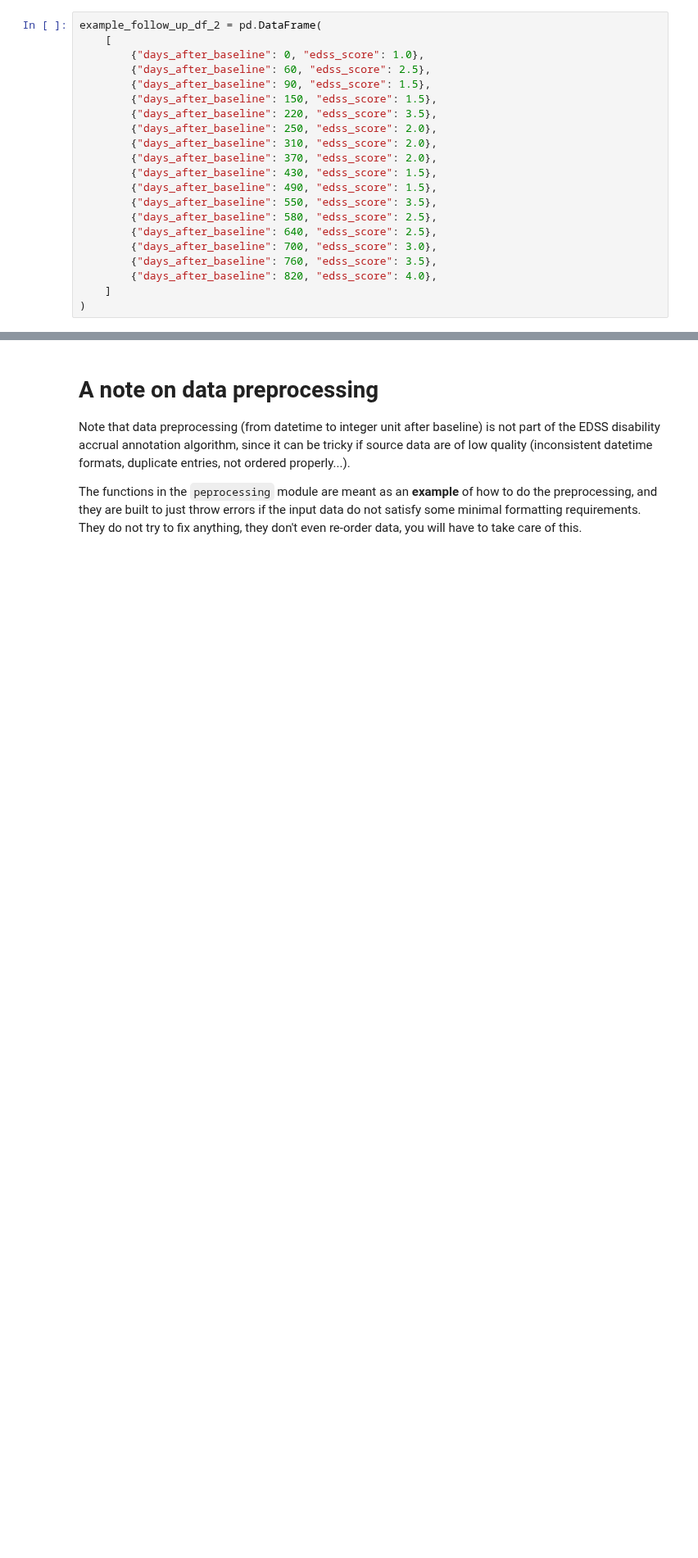
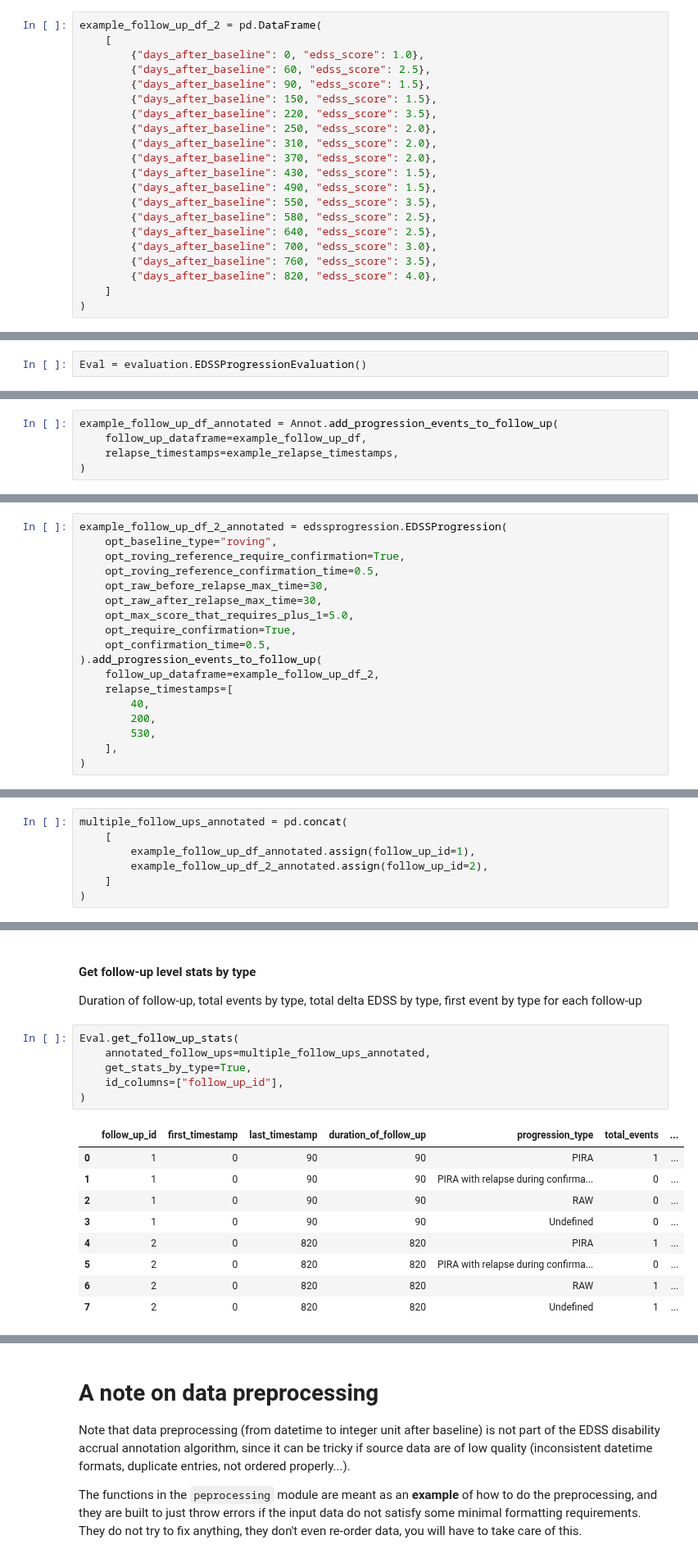
Before and after one commit to drstrupf/multiple-sclerosis-disability-progression, a Jupyter notebook: tutorial.ipynb, the cells around one changed output, grey strips where cells are left out. Shown at 82% size. Saved outputs shown, nothing was run; the diff lists cells and outputs as text; blank space fills up the shorter version.

Commit message:
Add evaluation toolkit and show in tutorial notebook.

```diff
--- a/tutorial.ipynb
+++ b/tutorial.ipynb
@@ -201,0 +210,2 @@ plt.show()
+# %%
+Eval = evaluation.EDSSProgressionEvaluation()
@@ -201,0 +217,5 @@ plt.show()
+# %%
+example_follow_up_df_annotated = Annot.add_progression_events_to_follow_up(
+    follow_up_dataframe=example_follow_up_df,
+    relapse_timestamps=example_relapse_timestamps,
+)
@@ -201,0 +224,18 @@ plt.show()
+# %%
+example_follow_up_df_2_annotated = edssprogression.EDSSProgression(
+    opt_baseline_type="roving",
+    opt_roving_reference_require_confirmation=True,
+    opt_roving_reference_confirmation_time=0.5,
+    opt_raw_before_relapse_max_time=30,
+    opt_raw_after_relapse_max_time=30,
+    opt_max_score_that_requires_plus_1=5.0,
+    opt_require_confirmation=True,
+    opt_confirmation_time=0.5,
+).add_progression_events_to_follow_up(
+    follow_up_dataframe=example_follow_up_df_2,
+    relapse_timestamps=[
+        40,
+        200,
+        530,
+    ],
+)
@@ -201,0 +302,7 @@ plt.show()
+# %%
+multiple_follow_ups_annotated = pd.concat(
+    [
+        example_follow_up_df_annotated.assign(follow_up_id=1),
+        example_follow_up_df_2_annotated.assign(follow_up_id=2),
+    ]
+)
@@ -201,0 +322,19 @@ plt.show()
+# %% [markdown]
+#### Get follow-up level stats by type
+Duration of follow-up, total events by type, total delta EDSS by type, first event by type for each follow-up
+# %%
+Eval.get_follow_up_stats(
+    annotated_follow_ups=multiple_follow_ups_annotated,
+    get_stats_by_type=True,
+    id_columns=["follow_up_id"],
+)
+# %% [output]
+|  | follow_up_id | first_timestamp | last_timestamp | duration_of_follow_up | progression_type | total_events | ... |
+| 0 | 1 | 0 | 90 | 90 | PIRA | 1 | ... |
+| 1 | 1 | 0 | 90 | 90 | PIRA with relapse during confirma... | 0 | ... |
+| 2 | 1 | 0 | 90 | 90 | RAW | 0 | ... |
+| 3 | 1 | 0 | 90 | 90 | Undefined | 0 | ... |
+| 4 | 2 | 0 | 820 | 820 | PIRA | 1 | ... |
+| 5 | 2 | 0 | 820 | 820 | PIRA with relapse during confirma... | 0 | ... |
+| 6 | 2 | 0 | 820 | 820 | RAW | 1 | ... |
+| 7 | 2 | 0 | 820 | 820 | Undefined | 1 | ... |
```
Also changed, not shown: parts of 32 cells of this notebook, 1 other file.
